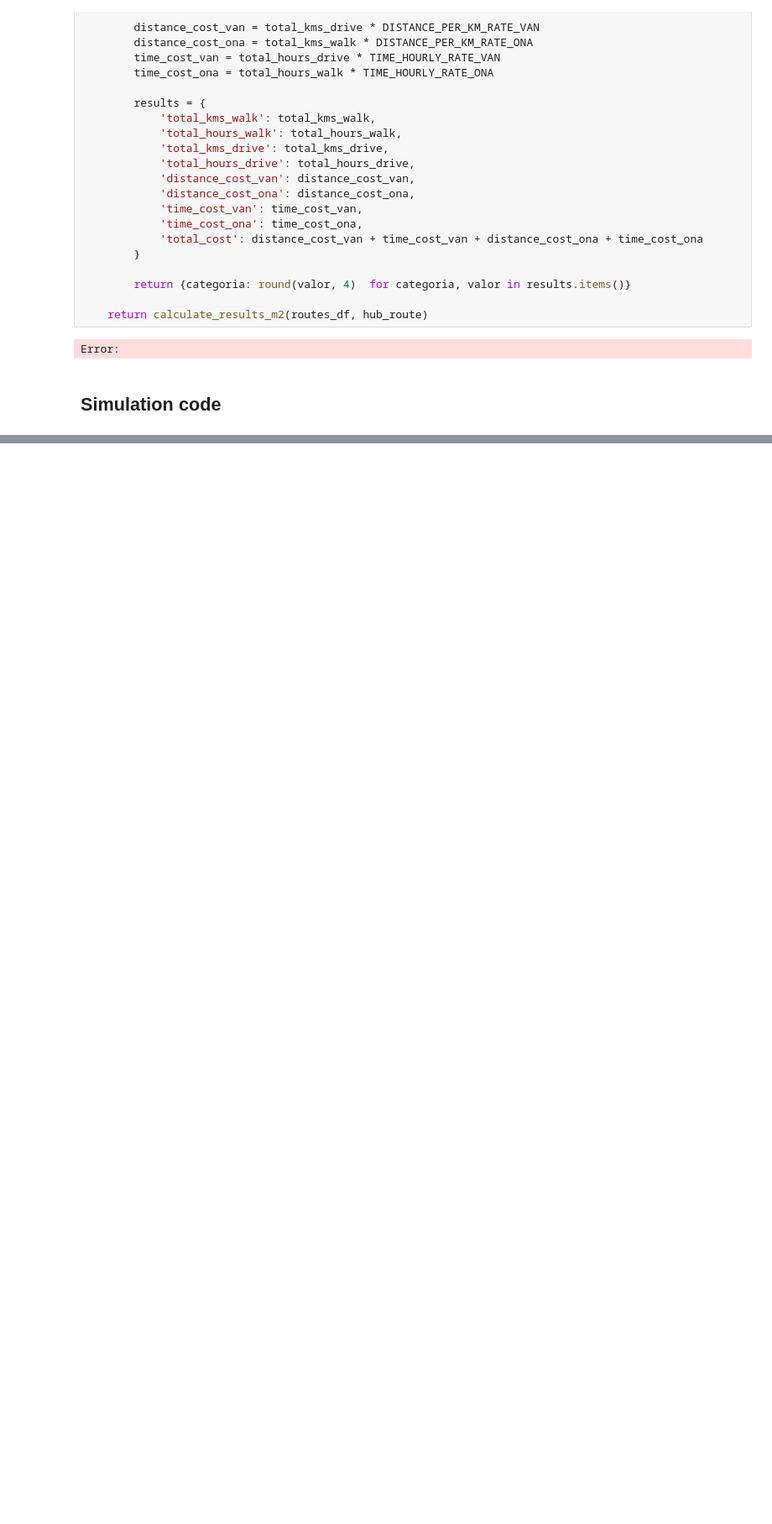
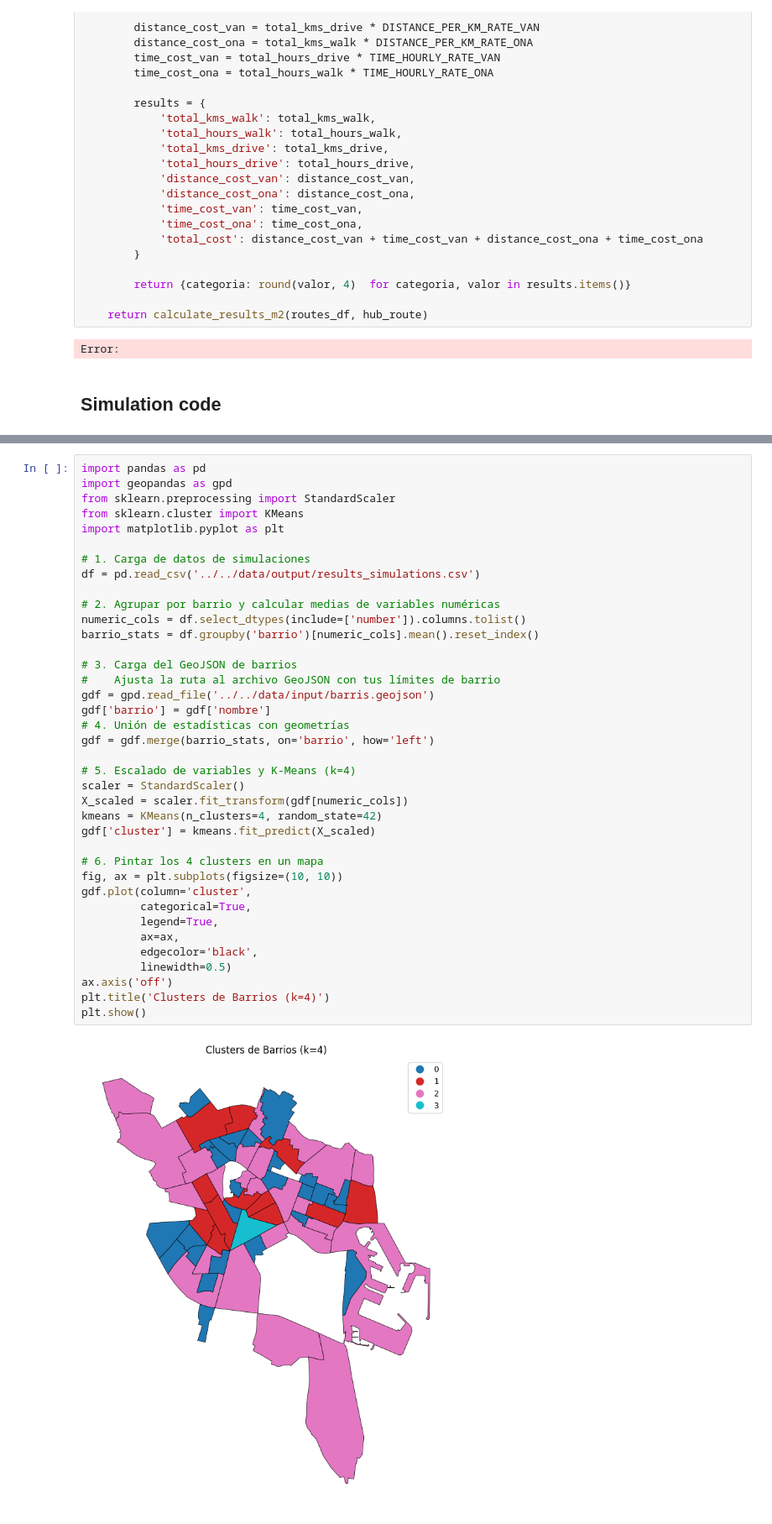
Before and after one commit to delivetter/notebooks, a Jupyter notebook: source/minable_view/simulation.ipynb, the cells around one changed output, grey strips where cells are left out. Shown at 84% size. Drawn from its saved outputs; the diff is of its cells as text; blank space fills up the shorter version.

```diff
--- a/source/minable_view/simulation.ipynb
+++ b/source/minable_view/simulation.ipynb
@@ -1229,0 +1418,40 @@ Procesando barrio «PATRAIX»… ✅ Supergraph PATRAIX created: 1324 nodes, 341
+# %%
+import pandas as pd
+import geopandas as gpd
+from sklearn.preprocessing import StandardScaler
+from sklearn.cluster import KMeans
+import matplotlib.pyplot as plt
+
+# 1. Carga de datos de simulaciones
+df = pd.read_csv('../../data/output/results_simulations.csv')
+
+# 2. Agrupar por barrio y calcular medias de variables numéricas
+numeric_cols = df.select_dtypes(include=['number']).columns.tolist()
+barrio_stats = df.groupby('barrio')[numeric_cols].mean().reset_index()
+
+# 3. Carga del GeoJSON de barrios
+#    Ajusta la ruta al archivo GeoJSON con tus límites de barrio
+gdf = gpd.read_file('../../data/input/barris.geojson')
+gdf['barrio'] = gdf['nombre']
+# 4. Unión de estadísticas con geometrías
+gdf = gdf.merge(barrio_stats, on='barrio', how='left')
+
+# 5. Escalado de variables y K-Means (k=4)
+scaler = StandardScaler()
+X_scaled = scaler.fit_transform(gdf[numeric_cols])
+kmeans = KMeans(n_clusters=4, random_state=42)
+gdf['cluster'] = kmeans.fit_predict(X_scaled)
+
+# 6. Pintar los 4 clusters en un mapa
+fig, ax = plt.subplots(figsize=(10, 10))
+gdf.plot(column='cluster',
+         categorical=True,
+         legend=True,
+         ax=ax,
+         edgecolor='black',
+         linewidth=0.5)
+ax.axis('off')
+plt.title('Clusters de Barrios (k=4)')
+plt.show()
+# %% [output]
+[figure, added]
```
Also changed, not shown: parts of 5 cells of this notebook.
